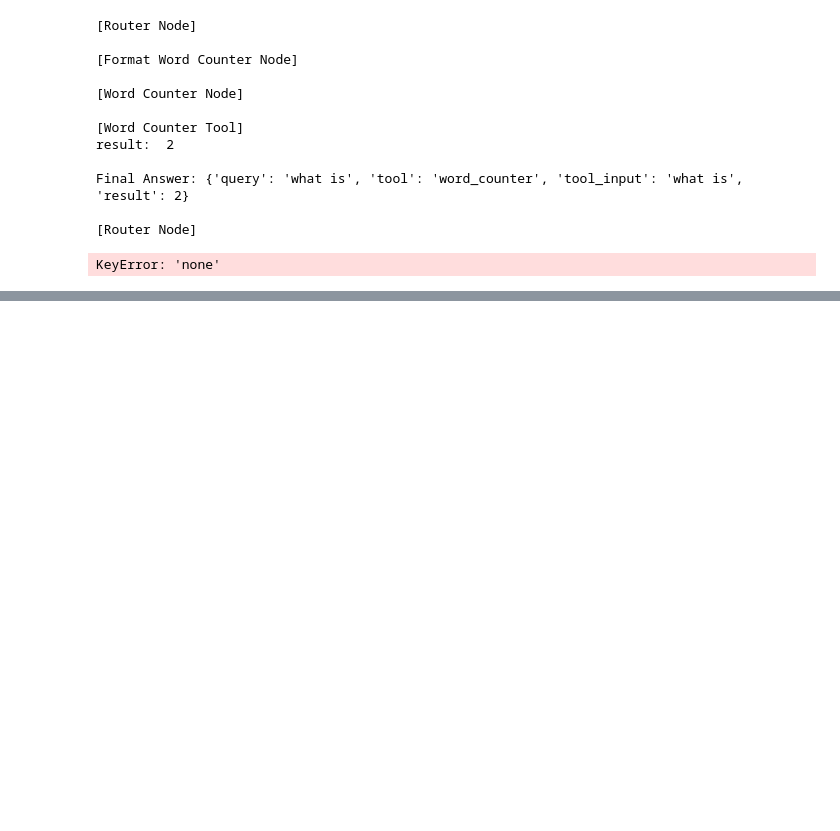
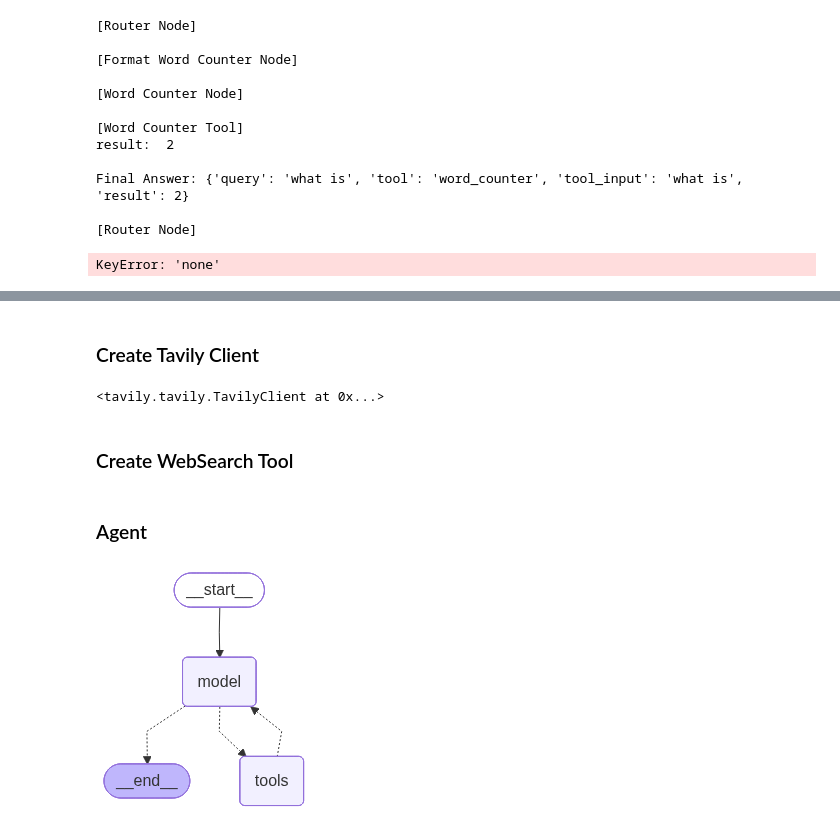
Before and after one commit to yashwanth2714/GenAI-Basics, a Jupyter notebook: Agents/class_2.ipynb, the cells around one changed output, grey strips where cells are left out. Drawn from its saved outputs; the diff is of its cells as text; code cells hidden in the pictures; blank space fills up the shorter version.

Commit message:
Tavily Web Search Tool

```diff
--- a/Agents/class_2.ipynb
+++ b/Agents/class_2.ipynb
@@ -342,0 +354,37 @@ KeyError: 'none'
+# %% [markdown]
+### Create Tavily Client
+# %%
+client = TavilyClient(api_key=os.getenv('TAVILY_API_KEY'))
+client
+# %% [output]
+<tavily.tavily.TavilyClient at 0x...>
+# %% [markdown]
+### Create WebSearch Tool
+# %%
+@tool
+def web_search_tool(query: str) -> str:
+    '''Search the web for the current information'''
+    print('[Tool - Web Search]')
+
+    response = client.search(query=query, max_results=3)
+    print(response)
+
+    results = []
+    for res in response['results']:
+        results.append(res['content'])
+
+    print(results)
+
+    return '\n'.join(results)
+# %% [markdown]
+### Agent
+# %%
+agent = create_agent(
+    model=llm,
+    tools=[web_search_tool],
+    system_prompt='''You are a helpful assistant!
+Use the web_search_tool when the question requires current information.'''
+)
+agent
+# %% [output]
+[figure, added]
```
Also changed, not shown: parts of 7 cells of this notebook.
